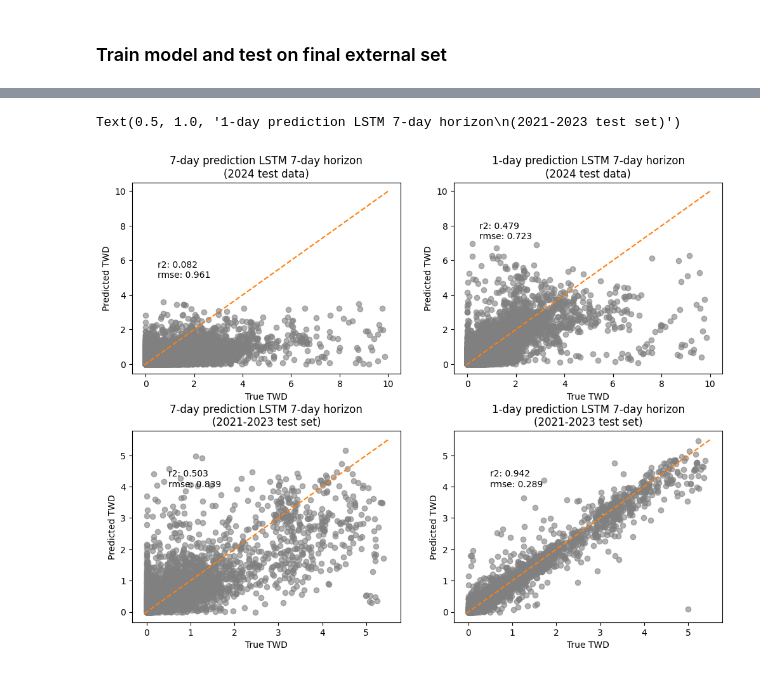
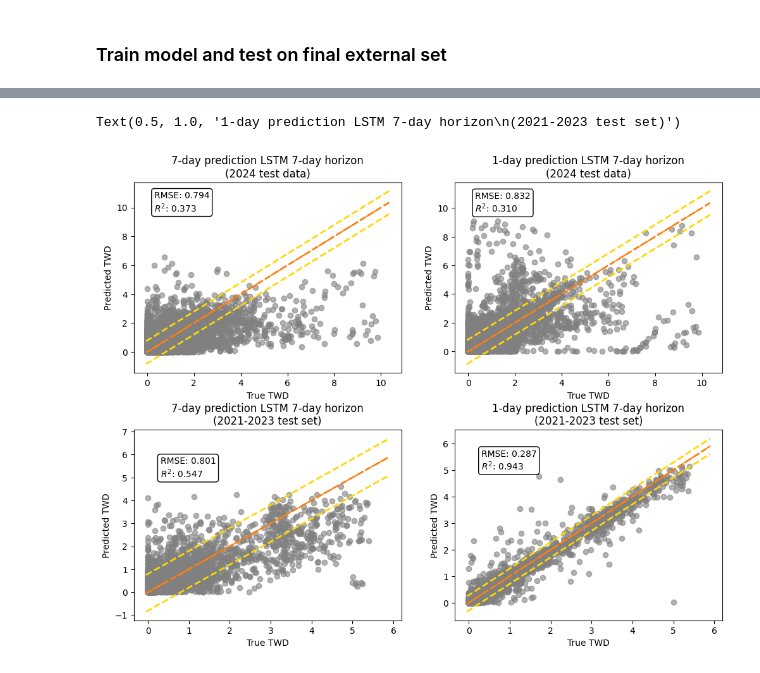
Before and after one commit to PinaColadast/eth-capstone-treewater-deficit, a Jupyter notebook: 03_RNN_small_models_horizon.ipynb, the cells around one changed output, grey strips where cells are left out. Cells and saved outputs as stored; diff of their text form; code cells hidden in the pictures.

```diff
--- a/03_RNN_small_models_horizon.ipynb
+++ b/03_RNN_small_models_horizon.ipynb
@@ -629,7 +631,7 @@ Text(0.5, 1.0, 'R2 vs Horizon')
 # %% [markdown]
 - performance appears more stable when hidden space dimension is 32
 # %%
-hidden_unit_size = 64
+hidden_unit_size = 32
 # %%
 model_at = build_autoregressive_model_lstm(train_X_ts_at, train_day_feat_X_at, train_static_X_ts_at, lag_n,
                                            label_window_size = label_window_size, hidden_unit = hidden_unit_size)
@@ -772,7 +779,7 @@ Text(0.5, 1.0, '7-day prediction LSTM 7-day horizon')
 # %% [markdown]
 ### Train model and test on final external set
 # %%
-hidden_unit_size = 64
+hidden_unit_size = 32
 model_at_final= build_autoregressive_model_lstm(train_X_ts_at, train_day_feat_X_at, train_static_X_ts_at, lag_n,
                                            label_window_size = label_window_size, hidden_unit = hidden_unit_size)
 history_at_final = model_at_final.fit(
@@ -806,4 +813,7 @@ y_test_final_horizon = []
 for _, y_batch in test_ds_final_at:
      y_test_final_horizon.append(y_batch.numpy())
 y_test_final_horizon = np.concatenate(y_test_final_horizon, axis=0)
+
+y_test_final_horizon = np.power(2,y_test_final_horizon)-1
+y_pred_test_final_horizon = clip_and_inverse_log2_transform(y_pred_test_final_horizon)
 # %% [output]
@@ -811,9 +821,9 @@ y_test_final_horizon = np.concatenate(y_test_final_horizon, axis=0)
 # %%
-r2_at_final_test = r2_score(clip_and_inverse_log2_transform(y_test_final_horizon[:, 6]), clip_and_inverse_log2_transform(y_pred_test_final_horizon[:, 6]))
-rmse_at_final_test = root_mean_squared_error(clip_and_inverse_log2_transform(y_test_final_horizon[:, 6]), clip_and_inverse_log2_transform(y_pred_test_final_horizon[:, 6]))
+r2_at_final_test = r2_score((y_test_final_horizon[:, 6]), y_pred_test_final_horizon[:, 6])
+rmse_at_final_test = root_mean_squared_error((y_test_final_horizon[:, 6]), (y_pred_test_final_horizon[:, 6]))
 
-r2_at_1day_final_test = r2_score(clip_and_inverse_log2_transform(y_test_final_horizon[:, 0]), clip_and_inverse_log2_transform(y_pred_test_final_horizon[:, 0]))
-rmse_at_1day_final_test = root_mean_squared_error(clip_and_inverse_log2_transform(y_test_final_horizon[:, 0]), clip_and_inverse_log2_transform(y_pred_test_final_horizon[:, 0]))
+r2_at_1day_final_test = r2_score(y_test_final_horizon[:, 0], y_pred_test_final_horizon[:, 0])
+rmse_at_1day_final_test = root_mean_squared_error(y_test_final_horizon[:, 0], y_pred_test_final_horizon[:, 0])
 print(f"r2: {r2_at_final_test}\n rmse: {rmse_at_final_test}")
 print(f"r2: {r2_at_1day_final_test}\n rmse: {rmse_at_1day_final_test}")
 # %% [output]
@@ -824,40 +881,58 @@ r2: 0.47884541749954224
 # %%
 fig, ((ax1, ax2), (ax3, ax4)) = plt.subplots(2, 2, figsize=(12, 9))
 
 fig.subplots_adjust(wspace=0.2, hspace=0.3)
+x_range_final_test = [y_test_final_horizon[:, 6].min()-0.05, y_test_final_horizon[:, 6].max()+0.5]
+x_range_test = [y_test_horizon[:, 0].min()-0.05, y_test_horizon[:, 0].max()+0.5]
 
-ax1.scatter(clip_and_inverse_log2_transform(y_test_final_horizon[:, 6]), clip_and_inverse_log2_transform(y_pred_test_final_horizon[:, 6]),
+ax1.scatter(y_test_final_horizon[:, 6], y_pred_test_final_horizon[:, 6],
 color = "grey", alpha=0.6)
 ax1.plot([-0.05, 10], [-0.05, 10], color="tab:orange", linestyle="--")
-ax1.text(0.5, 5, f"r2: {r2_at_final_test:.3f}\nrmse: {rmse_at_final_test:.3f}")
+ax1.text(0.3, 9.7, f"RMSE: {rmse_at_final_test:.3f}\n$R^{2}$: {r2_at_final_test:.3f}",
+ fontsize=10, bbox=dict(facecolor='white', edgecolor='black', boxstyle='round,pad=0.3'))
+ax1.plot(x_range_final_test, x_range_final_test, 'k--', lw=2, color="tab:orange")
+ax1.plot(x_range_final_test, [i+rmse_at_final_test for i in x_range_final_test], 'k--', lw=2, color="gold")
+ax1.plot(x_range_final_test, [i-rmse_at_final_test for i in x_range_final_test], 'k--', lw=2, color="gold")
 ax1.set_xlabel("True TWD")
 ax1.set_ylabel("Predicted TWD")
 ax1.set_title("7-day prediction LSTM 7-day horizon\n(2024 test data)")
 
 
-ax2.scatter(clip_and_inverse_log2_transform(y_test_final_horizon[:, 0]), clip_and_inverse_log2_transform(y_pred_test_final_horizon[:, 0]),
+ax2.scatter(y_test_final_horizon[:, 0], y_pred_test_final_horizon[:, 0],
 color = "grey", alpha=0.6)
 ax2.plot([-0.05, 10], [-0.05, 10], color="tab:orange", linestyle="--")
-ax2.text(0.5, rmse_at_1day_final_test*10, f"r2: {r2_at_1day_final_test  :.3f}\nrmse: {rmse_at_1day_final_test:.3f}")
+ax2.text(0.3, 9.7, f"RMSE: {rmse_at_1day_final_test:.3f}\n$R^{2}$: {r2_at_1day_final_test:.3f}",
+ fontsize=10, bbox=dict(facecolor='white', edgecolor='black', boxstyle='round,pad=0.3'))
+ax2.plot(x_range_final_test, x_range_final_test, 'k--', lw=2, color="tab:orange")
+ax2.plot(x_range_final_test, [i+rmse_at_1day_final_test for i in x_range_final_test], 'k--', lw=2, color="gold")
+ax2.plot(x_range_final_test, [i-rmse_at_1day_final_test for i in x_range_final_test], 'k--', lw=2, color="gold")
 ax2.set_xlabel("True TWD")
 ax2.set_ylabel("Predicted TWD")
 ax2.set_title("1-day prediction LSTM 7-day horizon\n(2024 test data)")
 
-ax3.scatter(clip_and_inverse_log2_transform(y_test_horizon[:, 6]), clip_and_inverse_log2_transform(y_pred_test_horizon[:, 6]),
+ax3.scatter(y_test_horizon[:, 6], y_pred_test_horizon[:, 6],
 color = "grey", alpha=0.6)
-ax3.plot([-0.05, 5.5], [-0.05, 5.5], color="tab:orange", linestyle="--")
-ax3.text(0.5, 4, f"r2: {r2_at_test:.3f}\nrmse: {rmse_at_test:.3f}")
+ax3.plot(x_range_test, x_range_test, color="tab:orange", linestyle="--")
+ax3.text(0.3, 5, f"RMSE: {rmse_at_test:.3f}\n$R^{2}$: {r2_at_test:.3f}",
+ fontsize=10, bbox=dict(facecolor='white', edgecolor='black', boxstyle='round,pad=0.3'))
+ax3.plot(x_range_test, x_range_test, 'k--', lw=2, color="tab:orange")
+ax3.plot(x_range_test, [i+rmse_at_test for i in x_range_test], 'k--', lw=2, color="gold")
+ax3.plot(x_range_test, [i-rmse_at_test for i in x_range_test], 'k--', lw=2, color="gold")
 ax3.set_xlabel("True TWD")
 ax3.set_ylabel("Predicted TWD")
 ax3.set_title("7-day prediction LSTM 7-day horizon\n(2021-2023 test set)")
 
-ax4.scatter(clip_and_inverse_log2_transform(y_test_horizon[:, 0]), clip_and_inverse_log2_transform(y_pred_test_horizon[:, 0]),
+ax4.scatter(y_test_horizon[:, 0], y_pred_test_horizon[:, 0],
 color = "grey", alpha=0.6)
-ax4.plot([-0.05, 5.5], [-0.05, 5.5], color="tab:orange", linestyle="--")
-ax4.text(0.5, 4, f"r2: {r2_at_1day_test:.3f}\nrmse: {rmse_at_1day_test:.3f}")
+ax4.plot(x_range_test, x_range_test, color="tab:orange", linestyle="--")
+ax4.text(0.3, 5, f"RMSE: {rmse_at_1day_test:.3f}\n$R^{2}$: {r2_at_1day_test:.3f}",
+ fontsize=10, bbox=dict(facecolor='white', edgecolor='black', boxstyle='round,pad=0.3'))
+ax4.plot(x_range_test, x_range_test, 'k--', lw=2, color="tab:orange")
+ax4.plot(x_range_test, [i+rmse_at_1day_test for i in x_range_test], 'k--', lw=2, color="gold")
+ax4.plot(x_range_test, [i-rmse_at_1day_test for i in x_range_test], 'k--', lw=2, color="gold")
 ax4.set_xlabel("True TWD")
 ax4.set_ylabel("Predicted TWD")
 ax4.set_title("1-day prediction LSTM 7-day horizon\n(2021-2023 test set)")
 # %% [output]
 Text(0.5, 1.0, '1-day prediction LSTM 7-day horizon\n(2021-2023 test set)')
-[figure, old version]
+[figure, new version]
```
Also changed, not shown: parts of 17 cells of this notebook, 7 other files.
